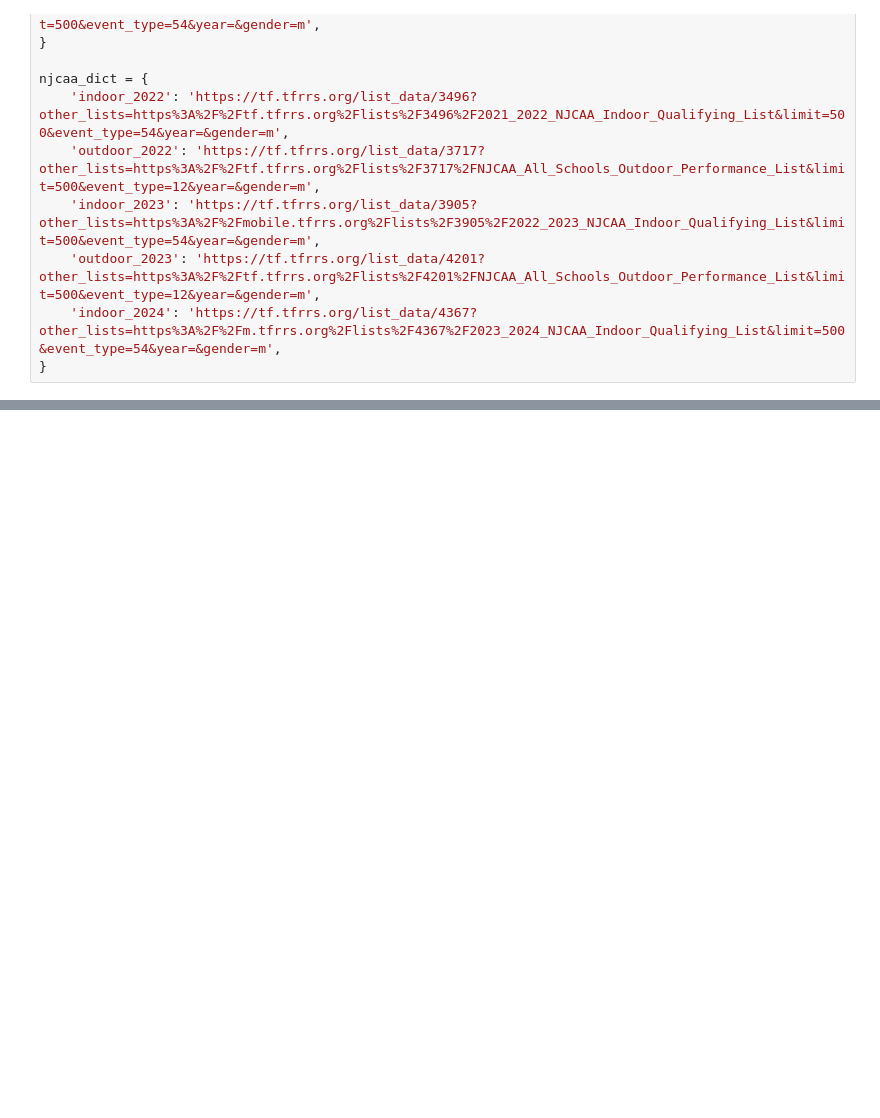
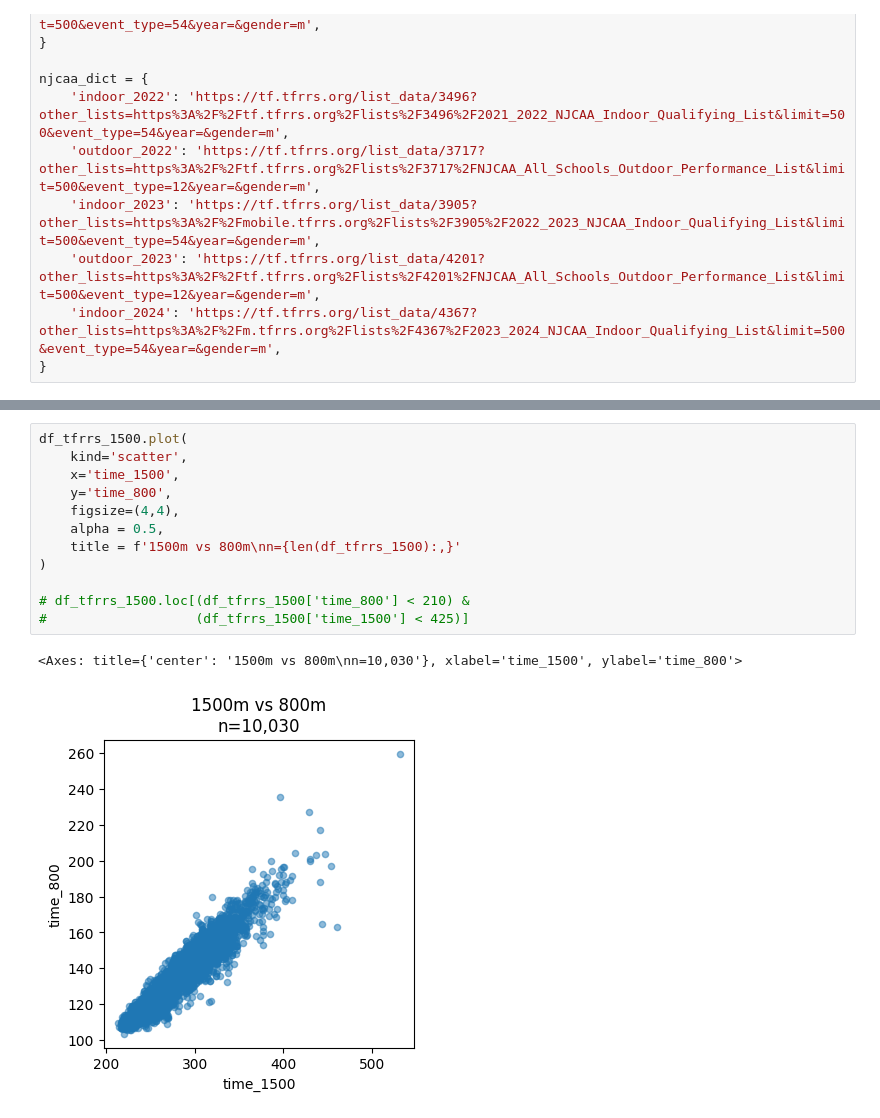
Before and after one commit to mitchellggreenhalgh/mid-distance-webscrapers, a Jupyter notebook: mid_distance_race_performances.ipynb, the cells around one changed output, grey strips where cells are left out. Cells and saved outputs as stored; diff of their text form; blank space fills up the shorter version.

```diff
--- a/mid_distance_race_performances.ipynb
+++ b/mid_distance_race_performances.ipynb
@@ -91,0 +120,15 @@ df_milesplit = pd.read_csv('milesplit_indoor_2023-outdoor_2023.csv')
+# %%
+df_tfrrs_1500.plot(
+    kind='scatter',
+    x='time_1500',
+    y='time_800',
+    figsize=(4,4),
+    alpha = 0.5,
+    title = f'1500m vs 800m\nn={len(df_tfrrs_1500):,}'
+)
+
+# df_tfrrs_1500.loc[(df_tfrrs_1500['time_800'] < 210) &
+#                   (df_tfrrs_1500['time_1500'] < 425)]
+# %% [output]
+<Axes: title={'center': '1500m vs 800m\nn=10,030'}, xlabel='time_1500', ylabel='time_800'>
+[figure, added]
```
Also changed, not shown: parts of 13 cells of this notebook.
